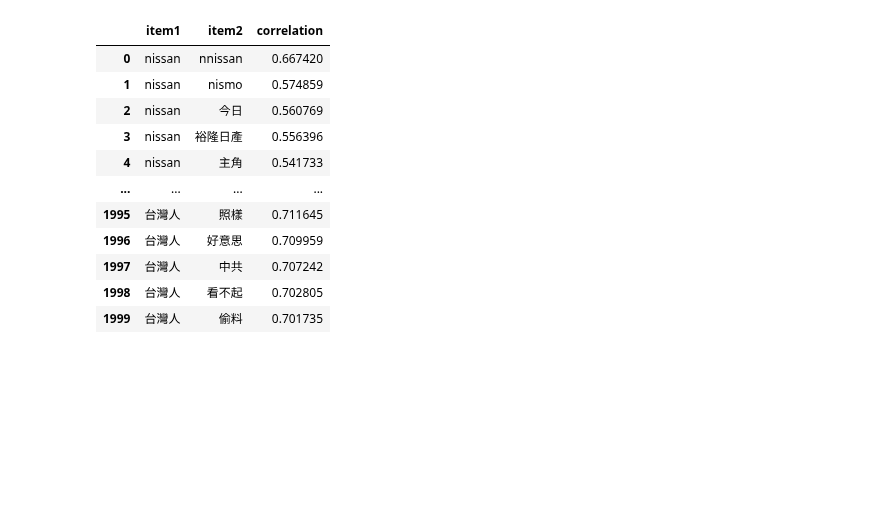
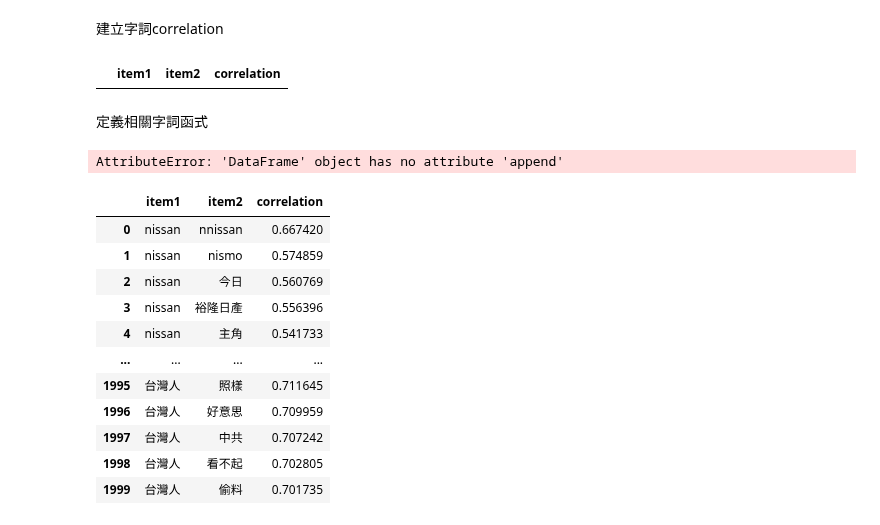
Before and after one commit to karlynLi/public-opinion-analysis, a Jupyter notebook: word2vec.ipynb, the cells around one changed output. Cells and saved outputs as stored; diff of their text form; code cells hidden in the pictures; blank space fills up the shorter version.

```diff
--- a/word2vec.ipynb
+++ b/word2vec.ipynb
@@ -40,0 +98,9 @@ object
+# %% [markdown]
+建立字詞correlation
+# %%
+df_most_correlation = pd.DataFrame(columns=['item1', 'item2', 'correlation'])
+df_most_correlation
+# %% [output]
+|  | item1 | item2 | correlation |
+# %% [markdown]
+定義相關字詞函式
@@ -41,3 +111,15 @@ object
+# %%
+for index, row in count_df.iterrows():
+    try:
+        topn = get_top_similar_word(row['word'], 10)
+    except:
+        print(row['word'])
+        continue
+    for item in topn:
+        tmp = {'item1': row['word'], 'item2': item[0], 'correlation': str(item[1])}
+        df_most_correlation = df_most_correlation.append(tmp, ignore_index = True)
+# %% [output]
+AttributeError: 'DataFrame' object has no attribute 'append'
 # %%
 data = df.copy()
 data = data[~data.item1.isna()]
```
Also changed, not shown: parts of 17 cells of this notebook, 4 other files.
